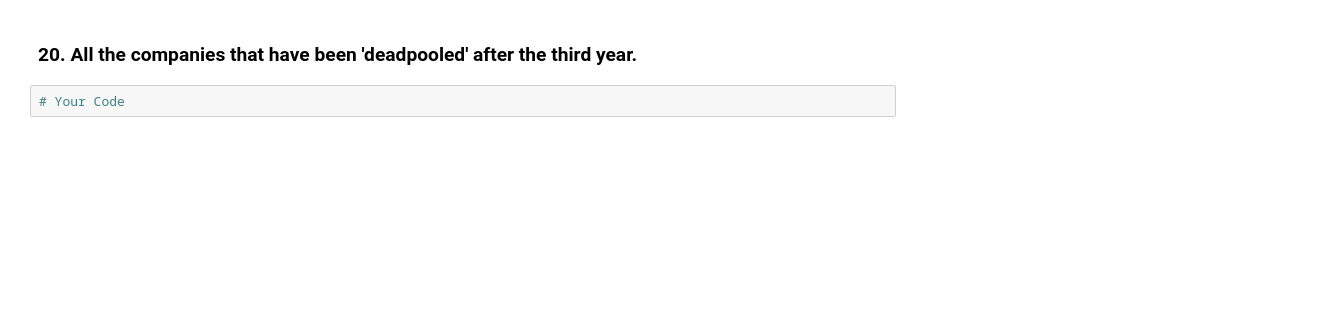
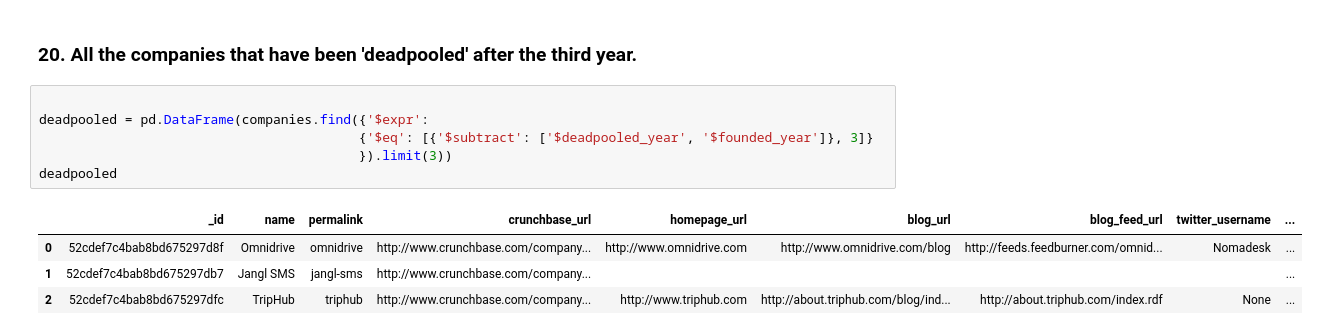
Before and after one commit to Ironhack-Part-Time-Enero2022/lab-mongo-queries, a Jupyter notebook: your_code/main.ipynb, the cells around one changed output. Drawn from its saved outputs; the diff is of its cells as text; blank space fills up the shorter version.

```diff
--- a/your_code/main.ipynb
+++ b/your_code/main.ipynb
@@ -277,4 +288,13 @@ first_trimester
 # %% [markdown]
 ### 20. All the companies that have been 'deadpooled' after the third year.
-# %%
-# Your Code
+# %%
+
+deadpooled = pd.DataFrame(companies.find({'$expr':
+                                         {'$eq': [{'$subtract': ['$deadpooled_year', '$founded_year']}, 3]}
+                                         }).limit(3))
+deadpooled
+# %% [output]
+|  | _id | name | permalink | crunchbase_url | homepage_url | blog_url | blog_feed_url | twitter_username | ... |
+| 0 | 52cdef7c4bab8bd675297d8f | Omnidrive | omnidrive | http://www.crunchbase.com/company... | http://www.omnidrive.com | http://www.omnidrive.com/blog | http://feeds.feedburner.com/omnid... | Nomadesk | ... |
+| 1 | 52cdef7c4bab8bd675297db7 | Jangl SMS | jangl-sms | http://www.crunchbase.com/company... |  |  |  |  | ... |
+| 2 | 52cdef7c4bab8bd675297dfc | TripHub | triphub | http://www.crunchbase.com/company... | http://www.triphub.com | http://about.triphub.com/blog/ind... | http://about.triphub.com/index.rdf | None | ... |
```
Also changed, not shown: parts of 4 cells of this notebook.
